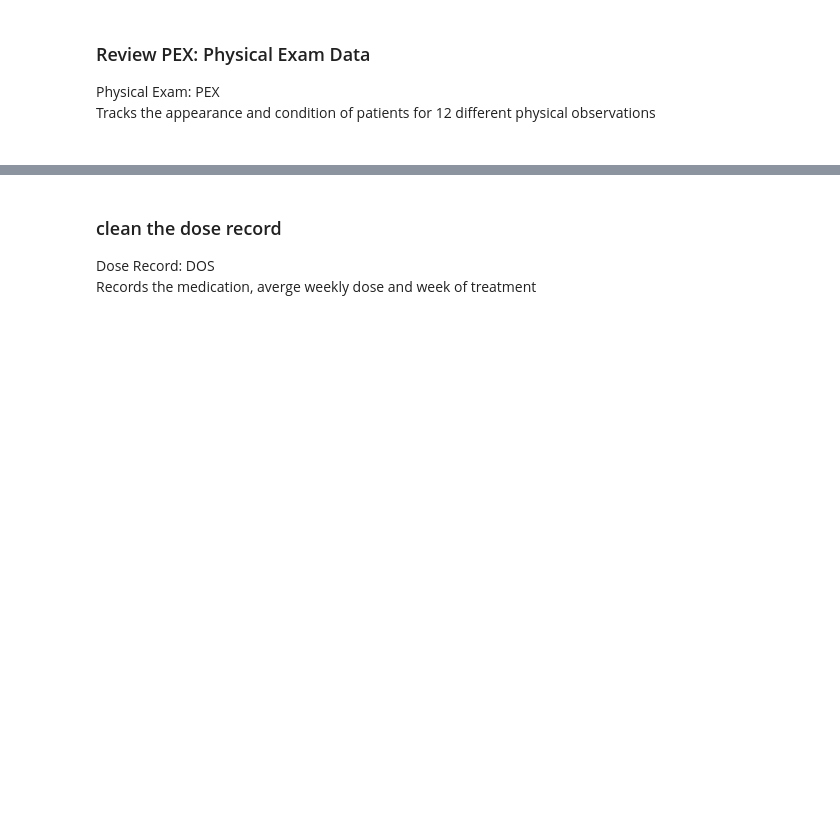
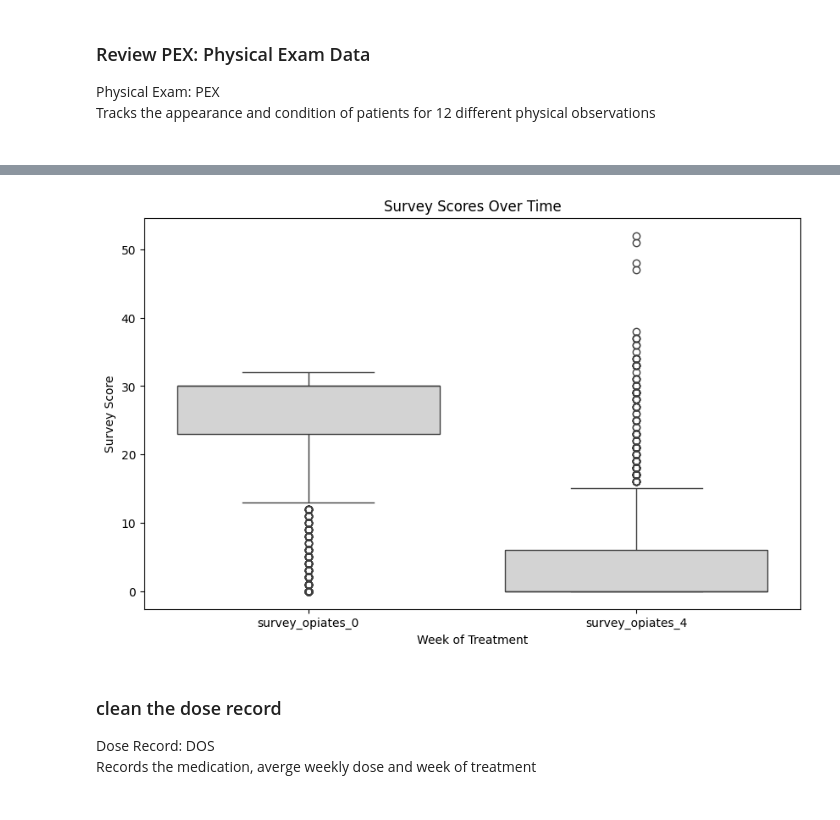
Before and after one commit to DanHerman212/precision_medicine, a Jupyter notebook: code/2_exploratory_analysis.ipynb, the cells around one changed output, grey strips where cells are left out. Saved outputs shown, nothing was run; the diff lists cells and outputs as text; code cells hidden in the pictures; blank space fills up the shorter version.

```diff
--- a/code/2_exploratory_analysis.ipynb
+++ b/code/2_exploratory_analysis.ipynb
@@ -524,0 +661,12 @@ plt.show()
+# %%
+surveys = data[[col for col in data.columns if 'survey_' in col]]
+
+# sns barplot
+fig, ax = plt.subplots(figsize=(10, 6))
+sns.boxplot(data=surveys, ax=ax, color='lightgray')
+plt.title('Survey Scores Over Time')
+plt.xlabel('Week of Treatment')
+plt.ylabel('Survey Score')
+plt.show()
+# %% [output]
+[figure, added]
```
Also changed, not shown: parts of 32 cells of this notebook, 8 other files.
